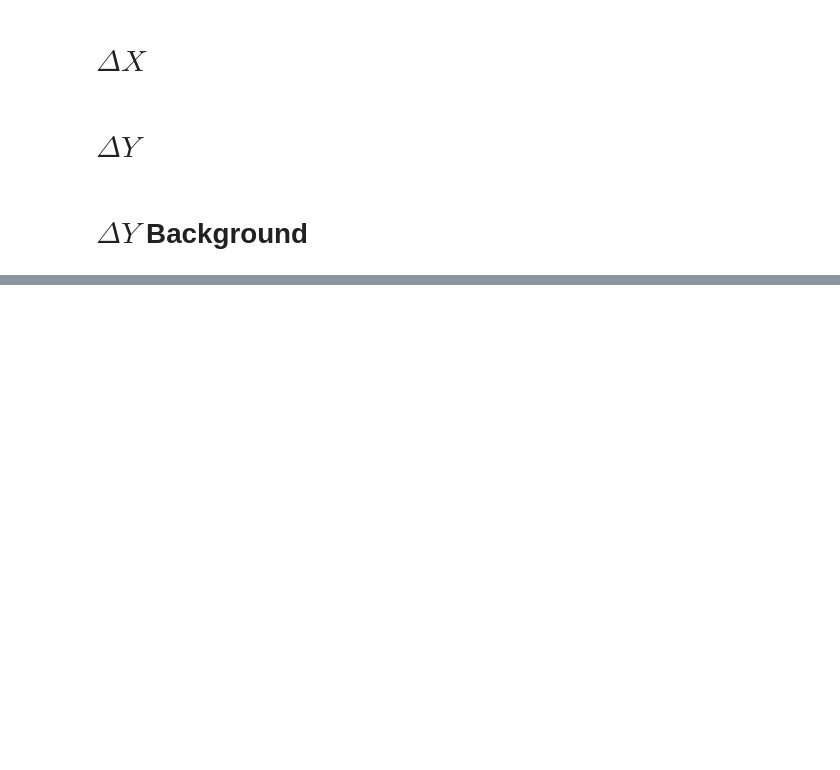
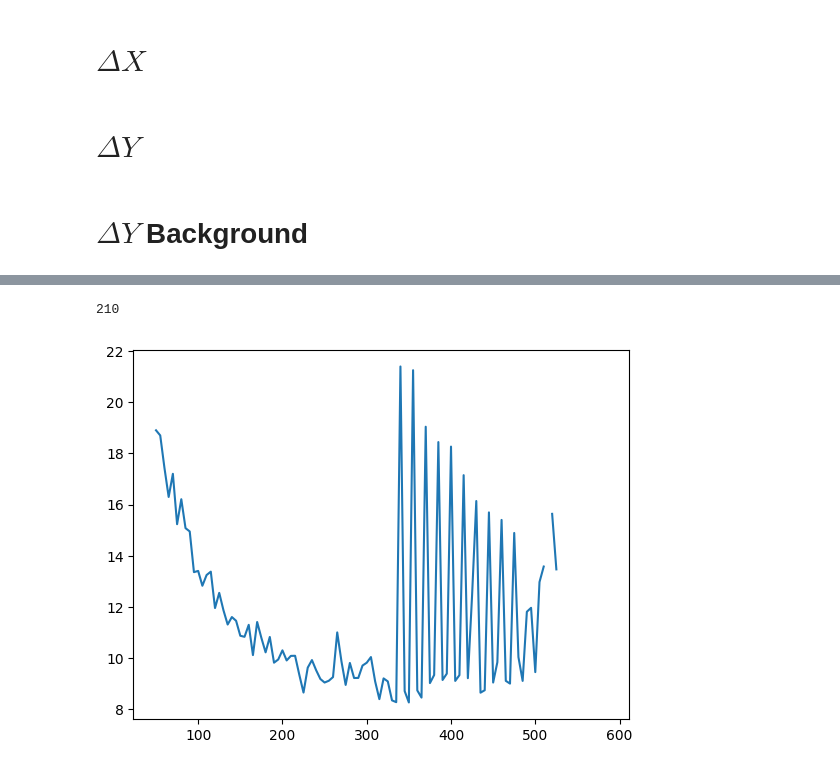
Before and after one commit to hp4xz/GEnAnalysis, a Jupyter notebook: analysis/cutselection.ipynb, the cells around one changed output, grey strips where cells are left out. Drawn from its saved outputs; the diff is of its cells as text; code cells hidden in the pictures; blank space fills up the shorter version.

```diff
--- a/analysis/cutselection.ipynb
+++ b/analysis/cutselection.ipynb
@@ -23,6 +24,6 @@ Welcome to JupyROOT 6.26/06
 # %%
 pas="1"
-config="2"
+config="3"
 # %% [markdown]
 # Current cuts
 # %%
@@ -79,6 +80,8 @@ B = r.TChain("Tout")
 C = r.TChain("Tout")
 #_________________________________________Define Variables
 dx_np = array.array('d', [0])
+fnucl = array.array('d', [0])
+
 dx_p = array.array('d', [0])
 dy_np = array.array('d', [0])
 dy_p = array.array('d', [0])
@@ -221,0 +280,17 @@ np.save(f'CutSelectionArrays/Pass{pas}/VaryW2_Y{config}.npy',Y)
+# %%
+#_____________Cuts____________________
+W2min=CONFIG.Function_JSON("W2min",f"../config/cuts{config}.cfg")
+W2max=CONFIG.Function_JSON("W2max",f"../config/cuts{config}.cfg")
+dxmin=CONFIG.Function_JSON("dxmin",f"../config/cuts{config}.cfg")
+dxmax=CONFIG.Function_JSON("dxmax",f"../config/cuts{config}.cfg")
+dymin=CONFIG.Function_JSON("dymin",f"../config/cuts{config}.cfg")
+dymax=CONFIG.Function_JSON("dymax",f"../config/cuts{config}.cfg")
+dybgmin=CONFIG.Function_JSON("dybgmin",f"../config/cuts{config}.cfg")
+dybgmax=CONFIG.Function_JSON("dybgmax",f"../config/cuts{config}.cfg")
+coinmin=CONFIG.Function_JSON("coinmin",f"../config/cuts{config}.cfg")
+coinmax=CONFIG.Function_JSON("coinmax",f"../config/cuts{config}.cfg")
+
+
+nbins_start=50
+nbins_top=2000
+nbins_array=np.arange(nbins_start,nbins_top,5).astype(int)
@@ -221,0 +500,4 @@ np.save(f'CutSelectionArrays/Pass{pas}/VaryW2_Y{config}.npy',Y)
+# %%
+%%time
+n_jobs = -1  # Use all available CPU cores
+Bin_results = Parallel(n_jobs=n_jobs)(delayed(CalculateNBins)(int(nbins_value),config) for (nbins_value) in nbins_array)
@@ -221,0 +524,10 @@ np.save(f'CutSelectionArrays/Pass{pas}/VaryW2_Y{config}.npy',Y)
+# %%
+Bin_final=np.transpose(Bin_results)
+sig_array,N_array,P_array,BG_array,T_array,D_array,Chi_array=Bin_final
+
+
+plt.plot(nbins_array,Chi_array/nbins_array)
+np.argmax(Chi_array/nbins_array)
+# %% [output]
+210
+[figure, added]
```
Also changed, not shown: parts of 32 cells of this notebook, 20 other files.
